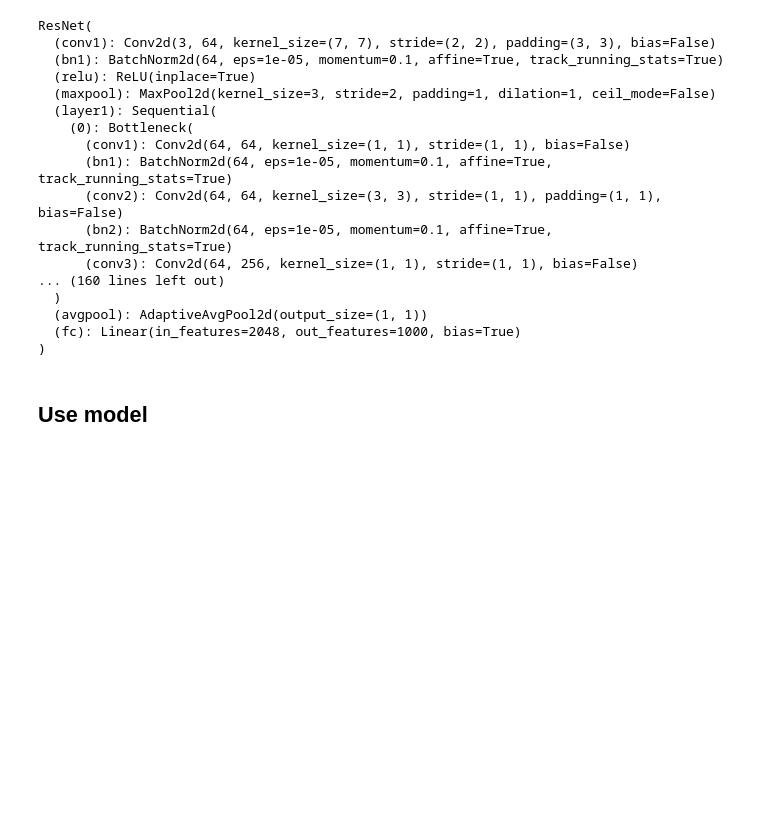
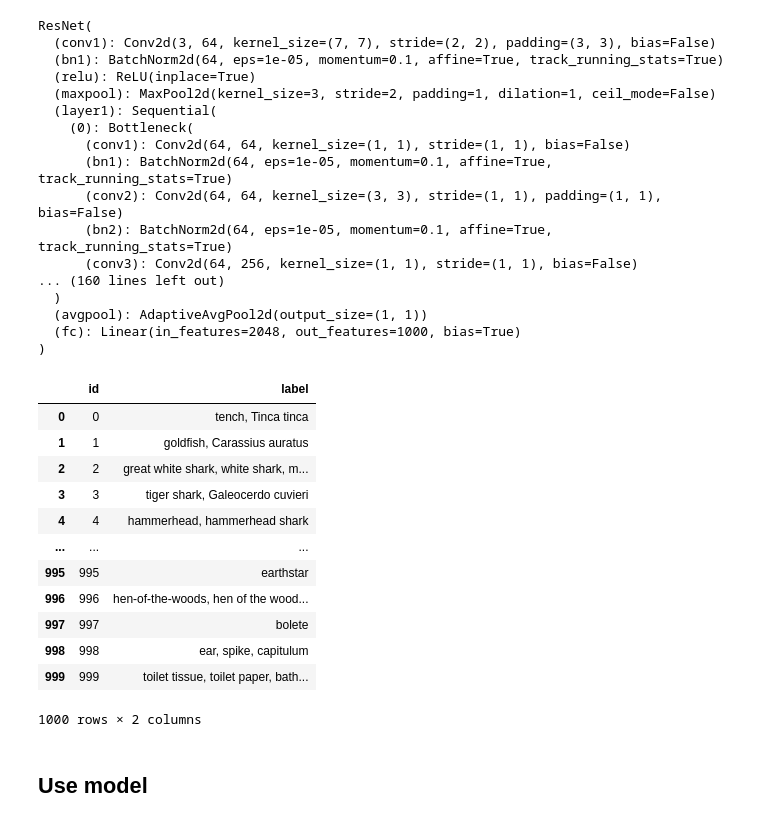
Before and after one commit to GabrielCabas/ML_Course, a Jupyter notebook: unidad_3/practico_1.ipynb, the cells around one changed output. Cells and saved outputs as stored; diff of their text form; code cells hidden in the pictures; blank space fills up the shorter version.

```diff
--- a/unidad_3/practico_1.ipynb
+++ b/unidad_3/practico_1.ipynb
@@ -70,8 +70,22 @@ ResNet(
   (fc): Linear(in_features=2048, out_features=1000, bias=True)
 )
 # %%
-imagenet_labels = pd.read_csv("./imagenet_labels.csv", sep = ": ")
-#imagenet_labels
+imagenet_labels = pd.read_csv("../datasets/imagenet_labels.csv", sep = ": ")
+imagenet_labels
+# %% [output]
+|  | id | label |
+| 0 | 0 | tench, Tinca tinca |
+| 1 | 1 | goldfish, Carassius auratus |
+| 2 | 2 | great white shark, white shark, m... |
+| 3 | 3 | tiger shark, Galeocerdo cuvieri |
+| 4 | 4 | hammerhead, hammerhead shark |
+| ... | ... | ... |
+| 995 | 995 | earthstar |
+| 996 | 996 | hen-of-the-woods, hen of the wood... |
+| 997 | 997 | bolete |
+| 998 | 998 | ear, spike, capitulum |
+| 999 | 999 | toilet tissue, toilet paper, bath... |
+1000 rows × 2 columns
 # %% [markdown]
 ## Use model
 # %%
```
Also changed, not shown: parts of 20 cells of this notebook.
